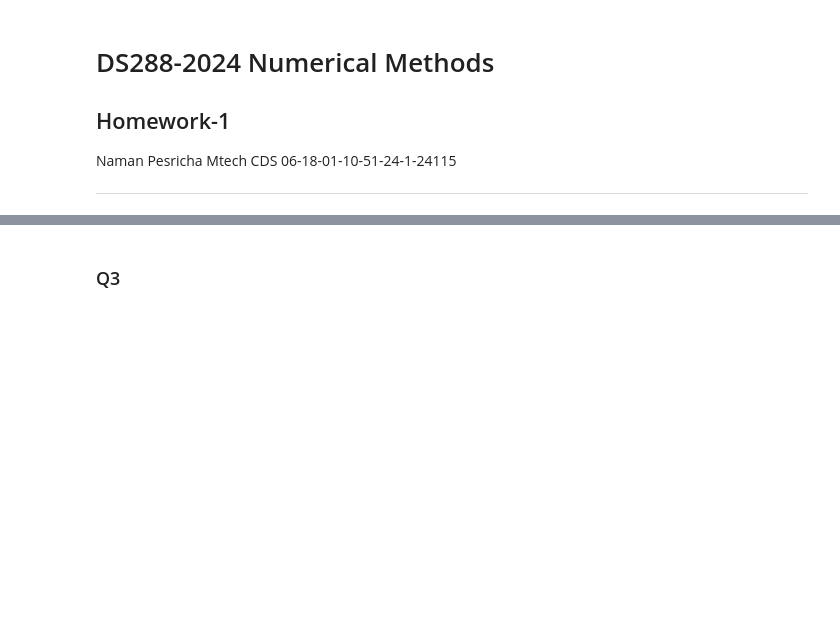
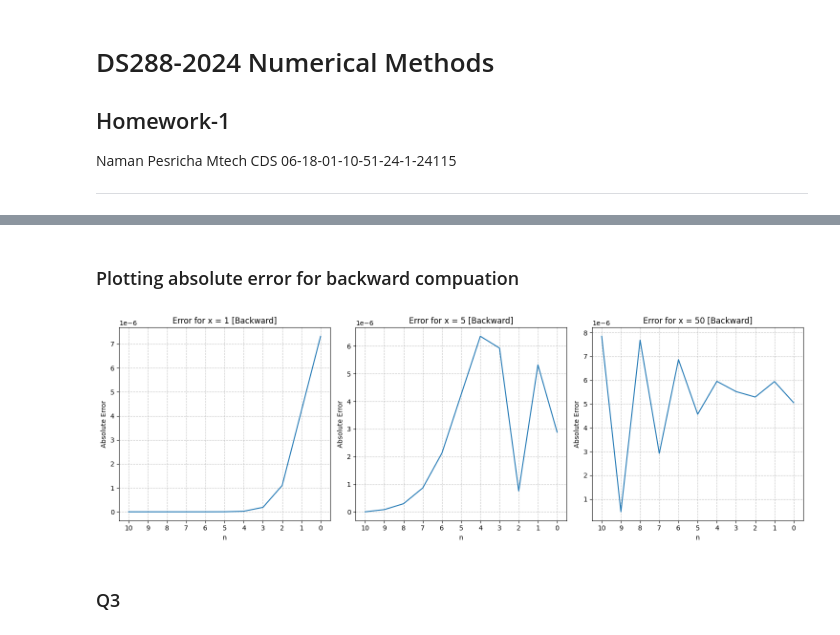
Before and after one commit to pesricha/DS288-Numerical-Methods, a Jupyter notebook: Homework-1.ipynb, the cells around one changed output, grey strips where cells are left out. Saved outputs shown, nothing was run; the diff lists cells and outputs as text; code cells hidden in the pictures; blank space fills up the shorter version.

```diff
--- a/Homework-1.ipynb
+++ b/Homework-1.ipynb
@@ -164,0 +128,18 @@ The last value computed by the backward approach is having less relative error w
+# %%
+computed_backward.iloc[-2:, :] = [[5.2492e-09,5.5202e-03,-2.7192e-02],
+                                  [2.6306e-10,1.4678e-03,-1.1384e-01]]
+
+for i in range(8,-1,-1):
+    computed_backward.loc[i,'Jn(1)'] = computed_backward.loc[i+1,'Jn(1)']*2*(i+1)/1 - computed_backward.loc[i+2,'Jn(1)']
+    computed_backward.loc[i,'Jn(5)'] = computed_backward.loc[i+1,'Jn(5)']*2*(i+1)/5 - computed_backward.loc[i+2,'Jn(5)']
+    computed_backward.loc[i,'Jn(50)'] = computed_backward.loc[i+1,'Jn(50)']*2*(i+1)/50 - computed_backward.loc[i+2,'Jn(50)']
+
+computed_backward
+absolute_error_computed_backward = abs(computed_backward-data)
+relative_error_computed_backward = absolute_error_computed_backward/data
+print('Results for backward computation for J0(x):')
+print(computed_backward.loc[0])
+print('\nAbsolute error in backward computation for J0(x):')
+print(absolute_error_computed_backward.loc[0])
+print('\nRelative error in backward computaion for J0(x)')
+print(relative_error_computed_backward.loc[0])
@@ -165,2 +164,42 @@ The last value computed by the backward approach is having less relative error w
+# %% [markdown]
+### Plotting absolute error for backward compuation
+# %%
+plt.figure(figsize=(15, 5))
+custom_xticks = range(0, 11, 1)
+
+# Plot for x = 1
+plt.subplot(1, 3, 1)
+sns.lineplot(data=absolute_error_computed_backward, x='n', y='Jn(1)')
+plt.title('Error for x = 1 [Backward]')
+plt.xlabel('n')
+plt.ylabel('Absolute Error')
+plt.grid(True, linestyle='--', alpha=0.7)
+plt.xticks(ticks=custom_xticks)
+plt.gca().invert_xaxis()
+
+# Plot for x = 5
+plt.subplot(1, 3, 2)
+sns.lineplot(data=absolute_error_computed_backward, x='n', y='Jn(5)')
+plt.title('Error for x = 5 [Backward]')
+plt.xlabel('n')
+plt.ylabel('Absolute Error')
+plt.grid(True, linestyle='--', alpha=0.7)
+plt.xticks(ticks=custom_xticks)
+plt.gca().invert_xaxis()
+
+# Plot for x = 50
+plt.subplot(1, 3, 3)
+sns.lineplot(data=absolute_error_computed_backward, x='n', y='Jn(50)')
+plt.title('Error for x = 50 [Backward]')
+plt.xlabel('n')
+plt.ylabel('Absolute Error')
+plt.xticks(ticks=custom_xticks)
+plt.grid(True, linestyle='--', alpha=0.7)
+plt.gca().invert_xaxis()
+
+plt.tight_layout()
+plt.show()
+# %% [output]
+[figure, added]
 # %% [markdown]
 ### Q3
```
Also changed, not shown: parts of 19 cells of this notebook, 2 other files.
